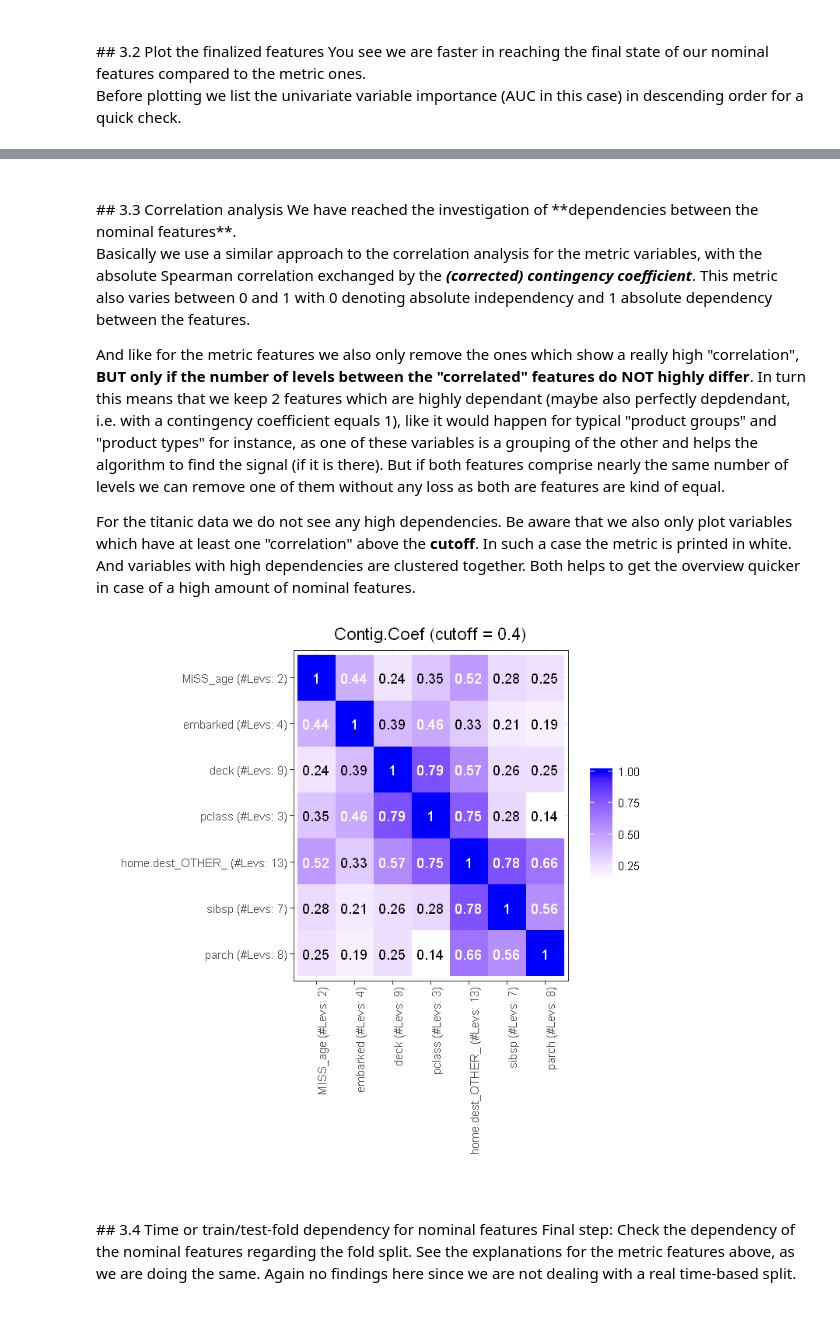
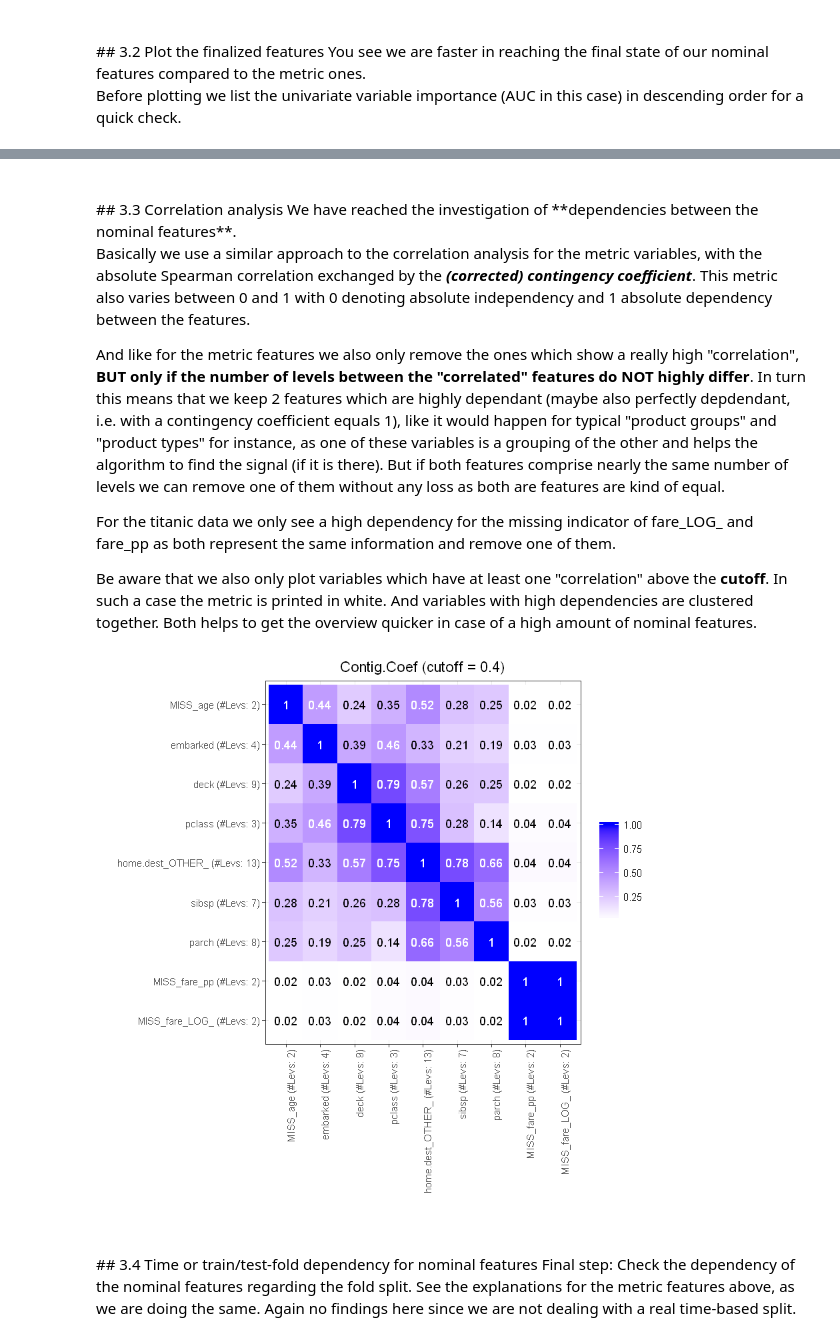
Before and after one commit to uwpz/PredMod_Template, a Jupyter notebook: notebooks/1_explore_R.ipynb, the cells around one changed output, grey strips where cells are left out. Saved outputs shown, nothing was run; the diff lists cells and outputs as text; code cells hidden in the pictures.

```diff
--- a/notebooks/1_explore_R.ipynb
+++ b/notebooks/1_explore_R.ipynb
@@ -137,6 +140,6 @@ We first define the names of the metric covariates in a simple character vector.
 # %%
 # Define metric covariates
-metr = c("age","fare")
+metr = c("age","fare","fare_pp")
 setdiff(metr, colnames(df)) #all variables in data?
 summary(df[metr])
 # %% [output]
@@ -242,6 +248,6 @@ An easy approach to handle outliers is to **winsorize the data**, i.e. set all v
 # %%
 # Winsorize
-df[metr] = map(df[metr], ~ winsorize(., 0.01, 0.99)) #hint: one might want to plot again before deciding for forthcoming log-trafo
+df[metr] = map(df[metr], ~ winsorize(., NULL, 0.99)) #hint: one might want to plot again before deciding for forthcoming log-trafo
 # %% [markdown]
 Skewness: The most common case are **right-skewed** variables as you often face features that are unrestricted to the right but restricted to the left by zero. This kind of skewness can often be fixed a **log-transformation**. A more flexible alternative is the so-called Box-Cox trafo for which the log trafo is a special case. The Box-Cox seeks for normality which is useful but not absoutely needed.
 # %%
@@ -535,13 +576,15 @@ Basically we use a similar approach to the correlation analysis for the metric v
 
 And like for the metric features we also only remove the ones which show a really high "correlation", **BUT only if the number of levels between the "correlated" features do NOT highly differ**. In turn this means that we keep 2 features which are highly dependant (maybe also perfectly depdendant, i.e. with a contingency coefficient equals 1), like it would happen for typical "product groups" and "product types" for instance, as one of these variables is a grouping of the other and helps the algorithm to find the signal (if it is there). But if both features comprise nearly the same number of levels we can remove one of them without any loss as both are features are kind of equal.
 
-For the titanic data we do not see any high dependencies. Be aware that we also only plot variables which have at least one "correlation" above the **cutoff**. In such a case the metric is printed in white. And variables with high dependencies are clustered together. Both helps to get the overview quicker in case of a high amount of nominal features.
+For the titanic data we only see a high dependency for the missing indicator of fare\_LOG\_ and fare_pp as both represent the same information and remove one of them.
+
+Be aware that we also only plot variables which have at least one "correlation" above the **cutoff**. In such a case the metric is printed in white. And variables with high dependencies are clustered together. Both helps to get the overview quicker in case of a high amount of nominal features.
 # %%
 # Plot corrected contingency coefficient for nominal features
 plot = get_plot_corr(df, input_type = "nomi", vars = nomi, cutoff = 0.4) #plot all variables with at least one conitg. coeff. above 0.4
-options(repr.plot.width = 6, repr.plot.height = 6) #adapt this for different resolution
+options(repr.plot.width = 7, repr.plot.height = 7) #adapt this for different resolution
 plot
 # %% [output]
-[figure, old version]
+[figure, new version]
 # %%
 # Remove highly/perfectly (>=99%) correlated (the ones with less levels!)
```
Also changed, not shown: parts of 39 cells of this notebook.
